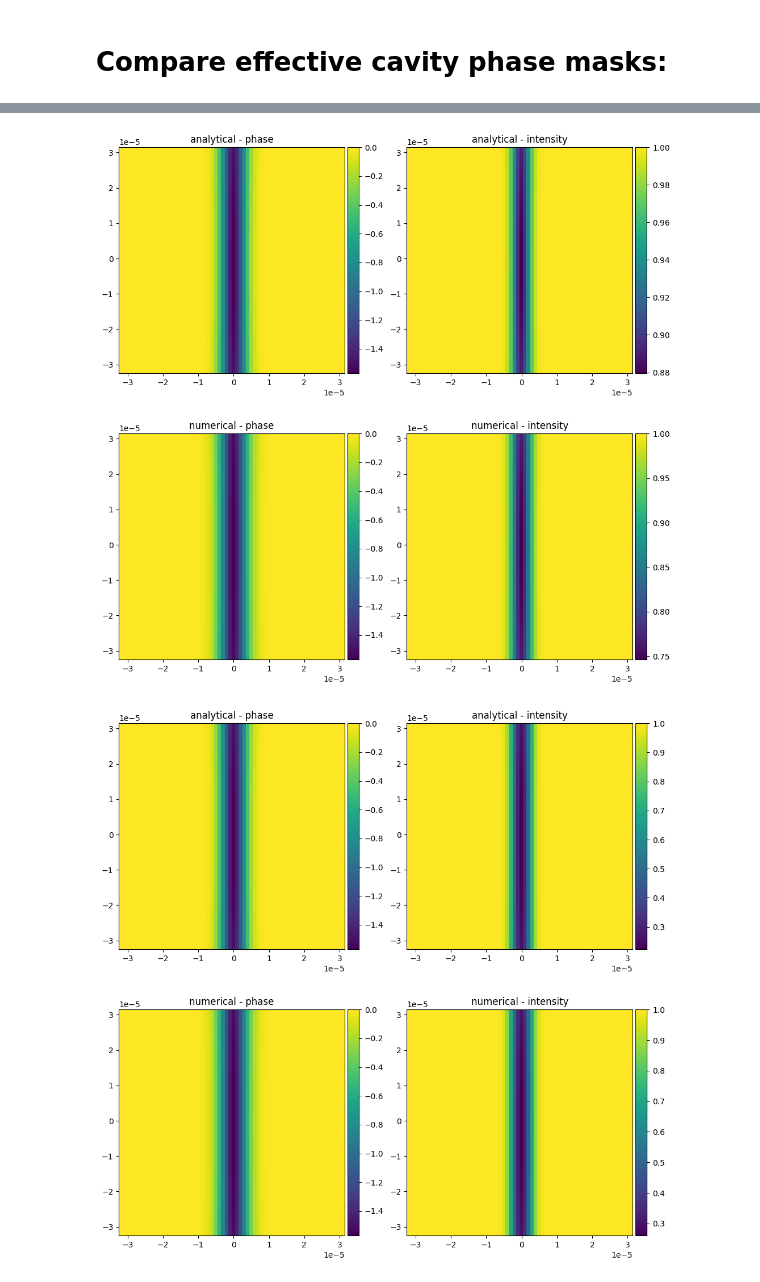
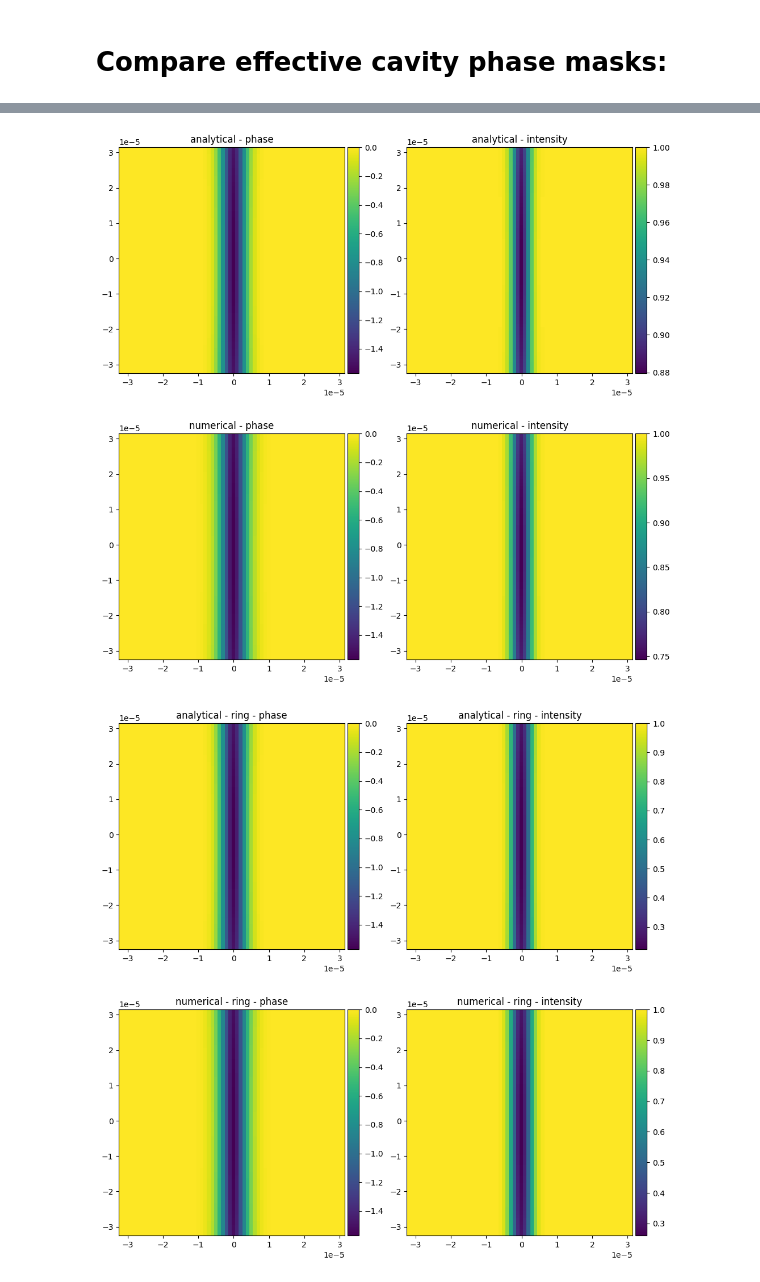
Before and after one commit to mkali-weizmann/electron-laser-interaction, a Jupyter notebook: example_file.ipynb, the cells around one changed output, grey strips where cells are left out. Drawn from its saved outputs; the diff is of its cells as text; code cells hidden in the pictures.

```diff
--- a/example_file.ipynb
+++ b/example_file.ipynb
@@ -322,8 +339,8 @@ first_wave = WaveFunction(psi=np.ones((N_POINTS, N_POINTS)),
 first_lens = LensPropagator(focal_length=3.3e-3, fft_shift=True)
 
 
-cavity_2f_analytical = CavityAnalyticalPropagator(l_1=l_1, l_2=l_2, power_1=-1, NA_1=NA_1, ring_cavity=False)
-cavity_2f_analytical_ring = CavityAnalyticalPropagator(l_1=l_1, l_2=l_2, power_1=-1, NA_1=NA_1, ring_cavity=True)
+cavity_2f_analytical = CavityAnalyticalPropagator(l_1=l_1, l_2=l_2, power_1=-1, NA_1=NA_1, ring_cavity=False, ignore_past_files=True)
+cavity_2f_analytical_ring = CavityAnalyticalPropagator(l_1=l_1, l_2=l_2, power_1=-1, NA_1=NA_1, ring_cavity=True, ignore_past_files=True)
 cavity_2f_numerical = CavityNumericalPropagator(l_1=l_1, l_2=l_2, power_1=-1, NA_1=NA_1, ring_cavity=False, ignore_past_files=True)
 cavity_2f_numerical_ring = CavityNumericalPropagator(l_1=l_1, l_2=l_2, power_1=-1, NA_1=NA_1, ring_cavity=True, ignore_past_files=True)
 
@@ -370,43 +387,43 @@ fig = plt.figure(figsize=(12, 12))
 ax1 = fig.add_subplot(221)
 im1 = ax1.imshow(np.real(np.angle(phase_and_amplitude_mask_a_ring)), extent=fourier_plane_wave.coordinates.limits)
 divider = make_axes_locatable(ax1)
-ax1.set_title('analytical - phase')
+ax1.set_title('analytical - ring - phase')
 cax = divider.append_axes('right', size='5%', pad=0.05)
 fig.colorbar(im1, cax=cax, orientation='vertical')
 
 ax2 = fig.add_subplot(222)
 im2 = ax2.imshow(np.abs(phase_and_amplitude_mask_a_ring)**2, extent=fourier_plane_wave.coordinates.limits)
 divider = make_axes_locatable(ax2)
-ax2.set_title('analytical - intensity')
+ax2.set_title('analytical - ring - intensity')
 cax = divider.append_axes('right', size='5%', pad=0.05)
 fig.colorbar(im2, cax=cax, orientation='vertical')
 
 ax3 = fig.add_subplot(223)
 im3 = ax3.imshow(np.real(np.angle(phase_and_amplitude_mask_n_ring)), extent=fourier_plane_wave.coordinates.limits)
 divider = make_axes_locatable(ax3)
-ax3.set_title('numerical - phase')
+ax3.set_title('numerical - ring - phase')
 cax = divider.append_axes('right', size='5%', pad=0.05)
 fig.colorbar(im3, cax=cax, orientation='vertical')
 
 ax4 = fig.add_subplot(224)
 im4 = ax4.imshow(np.abs(phase_and_amplitude_mask_n_ring)**2, extent=fourier_plane_wave.coordinates.limits)
 divider = make_axes_locatable(ax4)
-ax4.set_title('numerical - intensity')
+ax4.set_title('numerical - ring - intensity')
 cax = divider.append_axes('right', size='5%', pad=0.05)
 fig.colorbar(im4, cax=cax, orientation='vertical')
 plt.show()
 # %% [output]
 for power_1 = 5.9e+04 the resulted phase is -0.50 pi
 for power_1 = 1.8e+05 the resulted phase is -0.50 pi
 Calculating layers 1-3 out of 3 in axis 2
 Calculating layers 1-3 out of 3 in axis 2
 for power_1 = 2.9e+04 the resulted phase is -0.50 pi
 Calculating layers 1-3 out of 3 in axis 2
 Calculating layers 1-3 out of 3 in axis 2
 for power_1 = 5.7e+04 the resulted phase is -0.50 pi
 Calculating layers 1-2 out of 3 in axis 2
 Calculating layers 3-3 out of 3 in axis 2
 Calculating layers 1-2 out of 3 in axis 2
 Calculating layers 3-3 out of 3 in axis 2
 [figure]
-[figure, old version]
+[figure, new version]
```
Also changed, not shown: parts of 2 cells of this notebook, 2 other files.
